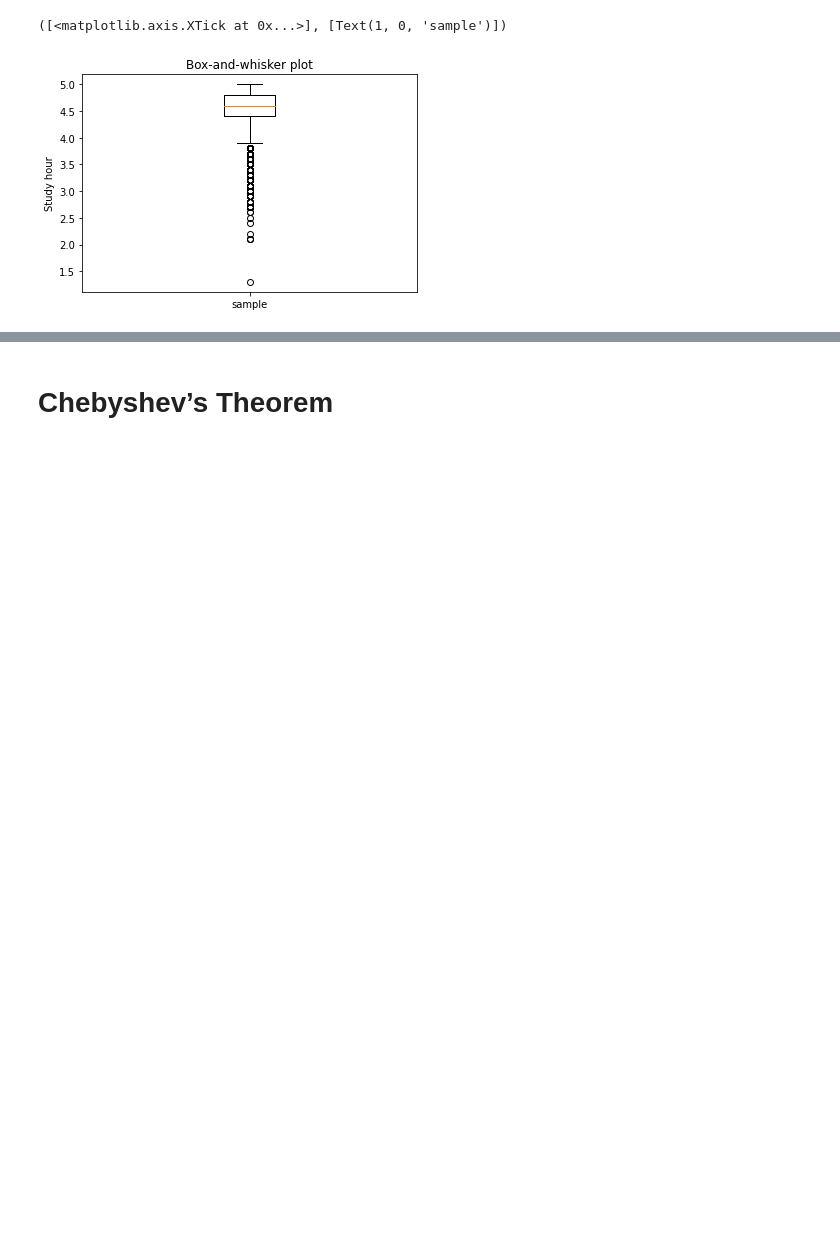
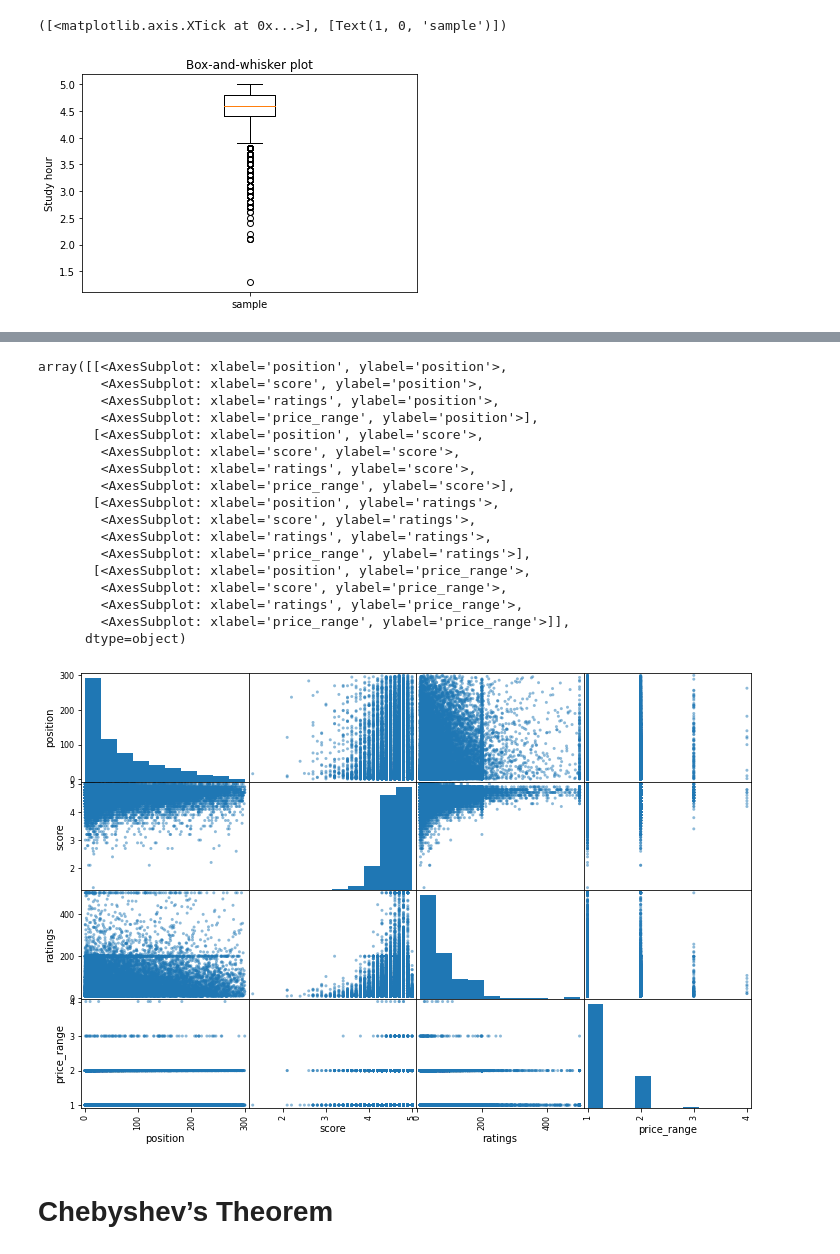
Before and after one commit to ZJHRyan/pp-workshop-try, a Jupyter notebook: useful.ipynb, the cells around one changed output, grey strips where cells are left out. Saved outputs shown, nothing was run; the diff lists cells and outputs as text; code cells hidden in the pictures; blank space fills up the shorter version.

```diff
--- a/useful.ipynb
+++ b/useful.ipynb
@@ -59,3 +143,28 @@ plt.xticks([1],["sample"])
+# %%
+from pandas.plotting import scatter_matrix
+
+attributes = ["position", "score", "ratings",
+              "price_range"]
+scatter_matrix(df[attributes], figsize=(12, 8))
+# %% [output]
+array([[<AxesSubplot: xlabel='position', ylabel='position'>,
+        <AxesSubplot: xlabel='score', ylabel='position'>,
+        <AxesSubplot: xlabel='ratings', ylabel='position'>,
+        <AxesSubplot: xlabel='price_range', ylabel='position'>],
+       [<AxesSubplot: xlabel='position', ylabel='score'>,
+        <AxesSubplot: xlabel='score', ylabel='score'>,
+        <AxesSubplot: xlabel='ratings', ylabel='score'>,
+        <AxesSubplot: xlabel='price_range', ylabel='score'>],
+       [<AxesSubplot: xlabel='position', ylabel='ratings'>,
+        <AxesSubplot: xlabel='score', ylabel='ratings'>,
+        <AxesSubplot: xlabel='ratings', ylabel='ratings'>,
+        <AxesSubplot: xlabel='price_range', ylabel='ratings'>],
+       [<AxesSubplot: xlabel='position', ylabel='price_range'>,
+        <AxesSubplot: xlabel='score', ylabel='price_range'>,
+        <AxesSubplot: xlabel='ratings', ylabel='price_range'>,
+        <AxesSubplot: xlabel='price_range', ylabel='price_range'>]],
+      dtype=object)
+[figure, added]
 # %% [markdown]
 # Chebyshev’s Theorem
 # %%
```
Also changed, not shown: parts of 22 cells of this notebook.
